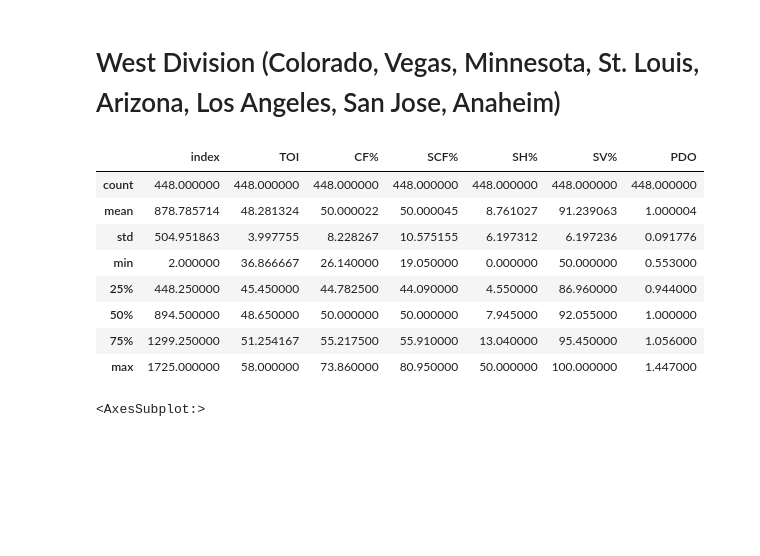
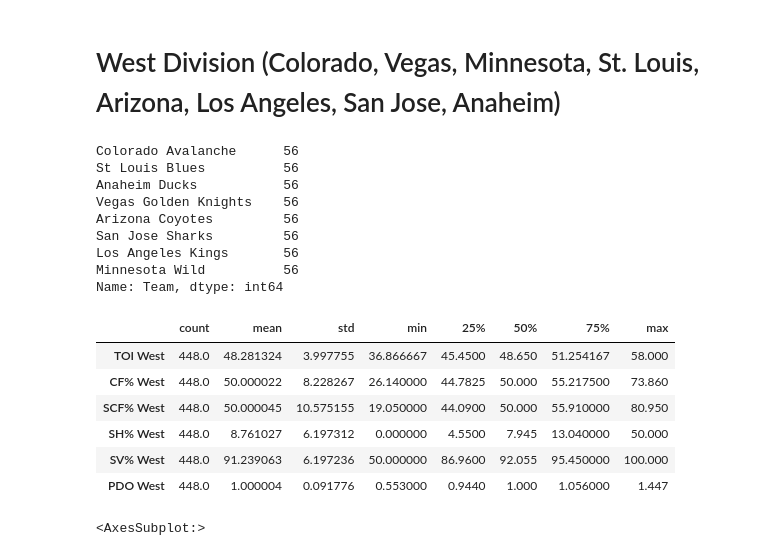
Before and after one commit to data301-2021-winter1/project-group23-project, a Jupyter notebook: notebooks/analysis2.ipynb, the cells around one changed output. Cells and saved outputs as stored; diff of their text form; code cells hidden in the pictures; blank space fills up the shorter version.

```diff
--- a/notebooks/analysis2.ipynb
+++ b/notebooks/analysis2.ipynb
@@ -182,21 +177,32 @@ centdiv
 # %%
 westdiv1= df.drop(data[data.Team.isin(["Buffalo Sabres", "Boston Bruins", "Carolina Hurricanes",
                                         "Columbus Blue Jackets", "Calgary Flames", "Chicago Blackhawks",  "Dallas Stars", "Detroit Red Wings", "Florida Panthers",
                                        "Nashville Predators", "Pittsburgh Penguins","Tampa Bay Lightning","Edmonton Oilers", "Montreal Canadiens",
                                         "New Jersey Devils", "New York Islanders", "New York Rangers", "Ottawa Senators",
                                         "Philadelphia Flyers", "Toronto Maple Leafs", "Winnipeg Jets", "Washington Capitals","Vancouver Canucks"])].index)
 westdiv= westdiv1.reset_index()
+print(westdiv['Team'].value_counts())
+westdiv= westdiv2.drop(columns = ['Team','index'])
+westdiv = westdiv.rename(columns={'TOI':'TOI West','CF%':'CF% West','SCF%':'SCF% West' , 'SH%' : 'SH% West', 'SV%': 'SV% West' ,'PDO' : 'PDO West'})
+westdiv = westdiv.describe().T#[['mean', 'min', 'max']]
+#westdiv = westdiv['Division'] = "West Division"
 westdiv
-
-westdiv.describe()#[['mean', 'min', 'max']]
-#wd = sns.violinplot(x="CF%", y="Team", data=westdiv)
+#westdiv.boxplot()
+#wd = sns.violinplot(x="SV%", y="SH%", data=westdiv)
 # %% [output]
+Colorado Avalanche      56
+St Louis Blues          56
+Anaheim Ducks           56
+Vegas Golden Knights    56
+Arizona Coyotes         56
+San Jose Sharks         56
+Los Angeles Kings       56
+Minnesota Wild          56
+Name: Team, dtype: int64
-|  | index | TOI | CF% | SCF% | SH% | SV% | PDO |
-| count | 448.000000 | 448.000000 | 448.000000 | 448.000000 | 448.000000 | 448.000000 | 448.000000 |
-| mean | 878.785714 | 48.281324 | 50.000022 | 50.000045 | 8.761027 | 91.239063 | 1.000004 |
-| std | 504.951863 | 3.997755 | 8.228267 | 10.575155 | 6.197312 | 6.197236 | 0.091776 |
-| min | 2.000000 | 36.866667 | 26.140000 | 19.050000 | 0.000000 | 50.000000 | 0.553000 |
-| 25% | 448.250000 | 45.450000 | 44.782500 | 44.090000 | 4.550000 | 86.960000 | 0.944000 |
-| 50% | 894.500000 | 48.650000 | 50.000000 | 50.000000 | 7.945000 | 92.055000 | 1.000000 |
-| 75% | 1299.250000 | 51.254167 | 55.217500 | 55.910000 | 13.040000 | 95.450000 | 1.056000 |
-| max | 1725.000000 | 58.000000 | 73.860000 | 80.950000 | 50.000000 | 100.000000 | 1.447000 |
+|  | count | mean | std | min | 25% | 50% | 75% | max |
+| TOI West | 448.0 | 48.281324 | 3.997755 | 36.866667 | 45.4500 | 48.650 | 51.254167 | 58.000 |
+| CF% West | 448.0 | 50.000022 | 8.228267 | 26.140000 | 44.7825 | 50.000 | 55.217500 | 73.860 |
+| SCF% West | 448.0 | 50.000045 | 10.575155 | 19.050000 | 44.0900 | 50.000 | 55.910000 | 80.950 |
+| SH% West | 448.0 | 8.761027 | 6.197312 | 0.000000 | 4.5500 | 7.945 | 13.040000 | 50.000 |
+| SV% West | 448.0 | 91.239063 | 6.197236 | 50.000000 | 86.9600 | 92.055 | 95.450000 | 100.000 |
+| PDO West | 448.0 | 1.000004 | 0.091776 | 0.553000 | 0.9440 | 1.000 | 1.056000 | 1.447 |
```
Also changed, not shown: parts of 13 cells of this notebook, 1 other file.
